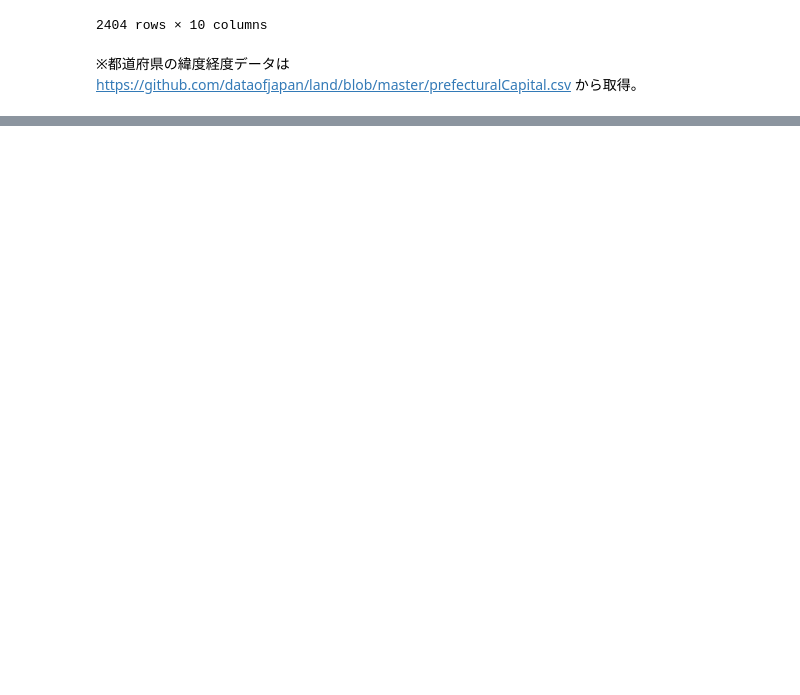
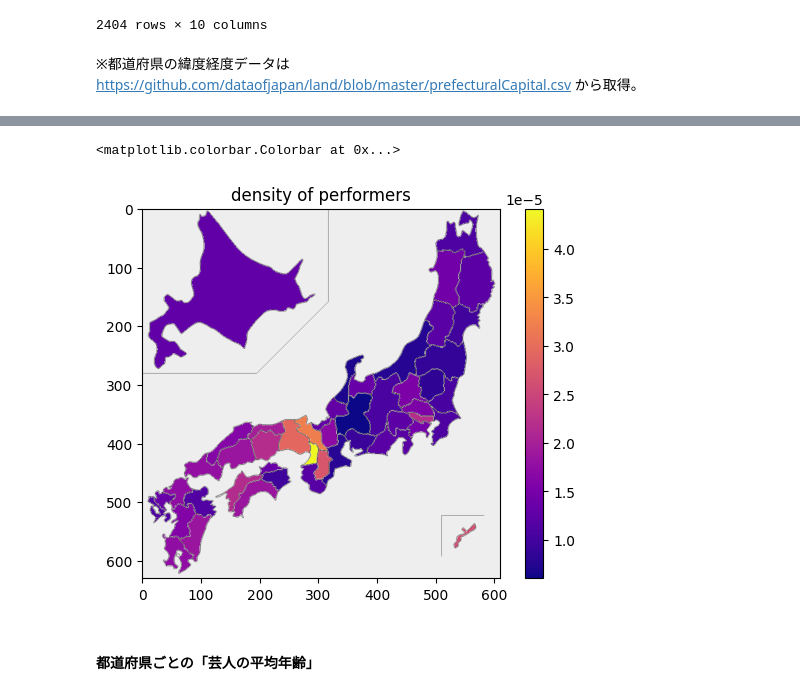
Before and after one commit to umenerineri/infovis-notebooks, a Jupyter notebook: final_project/project_additional.ipynb, the cells around one changed output, grey strips where cells are left out. Saved outputs shown, nothing was run; the diff lists cells and outputs as text; code cells hidden in the pictures; blank space fills up the shorter version.

```diff
--- a/final_project/project_additional.ipynb
+++ b/final_project/project_additional.ipynb
@@ -561,0 +648,5 @@ fig.show()
+# %%
+# 各都道府県の人口データ
+df_pop = pd.read_csv(os.path.join(folder_name_tidy, "population_jp.csv"))[["name_jp", "population_jp"]].copy()
+#df_pop["name_jp"] = df_pop["name_jp"].apply(extract_pref)
+df_pop
@@ -561,0 +671,4 @@ fig.show()
+# %%
+performer_density = performer_num.merge(df_pop, left_on="birthplace", right_on="name_jp")
+performer_density["density"] = performer_density["count"] / performer_density["population_jp"]
+performer_density
@@ -561,0 +693,14 @@ fig.show()
+# %%
+# heatmap
+df = performer_density.sort_values("pref_code").set_index("pref_code")
+cmap = plt.get_cmap("plasma")
+norm = plt.Normalize(vmin=df["density"].min(), vmax=df["density"].max())
+fcol = lambda x: "#" + bytes(cmap(norm(x), bytes=True)[:3]).hex()
+pic = picture(df["density"].apply(fcol))
+plt.title("density of performers")
+plt.colorbar(plt.imshow(pic, cmap, norm))
+# %% [output]
+<matplotlib.colorbar.Colorbar at 0x...>
+[figure, added]
+# %% [markdown]
+#### 都道府県ごとの「芸人の平均年齢」
```
Also changed, not shown: parts of 40 cells of this notebook.
